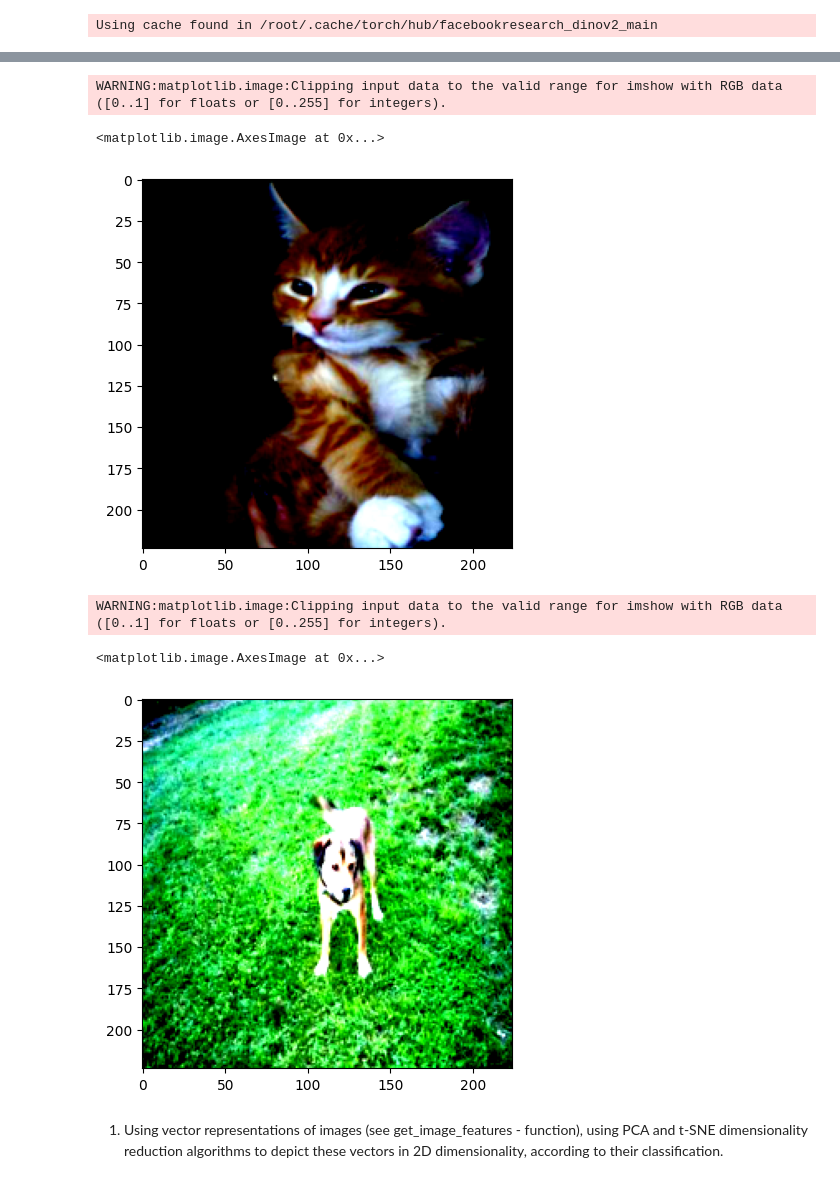
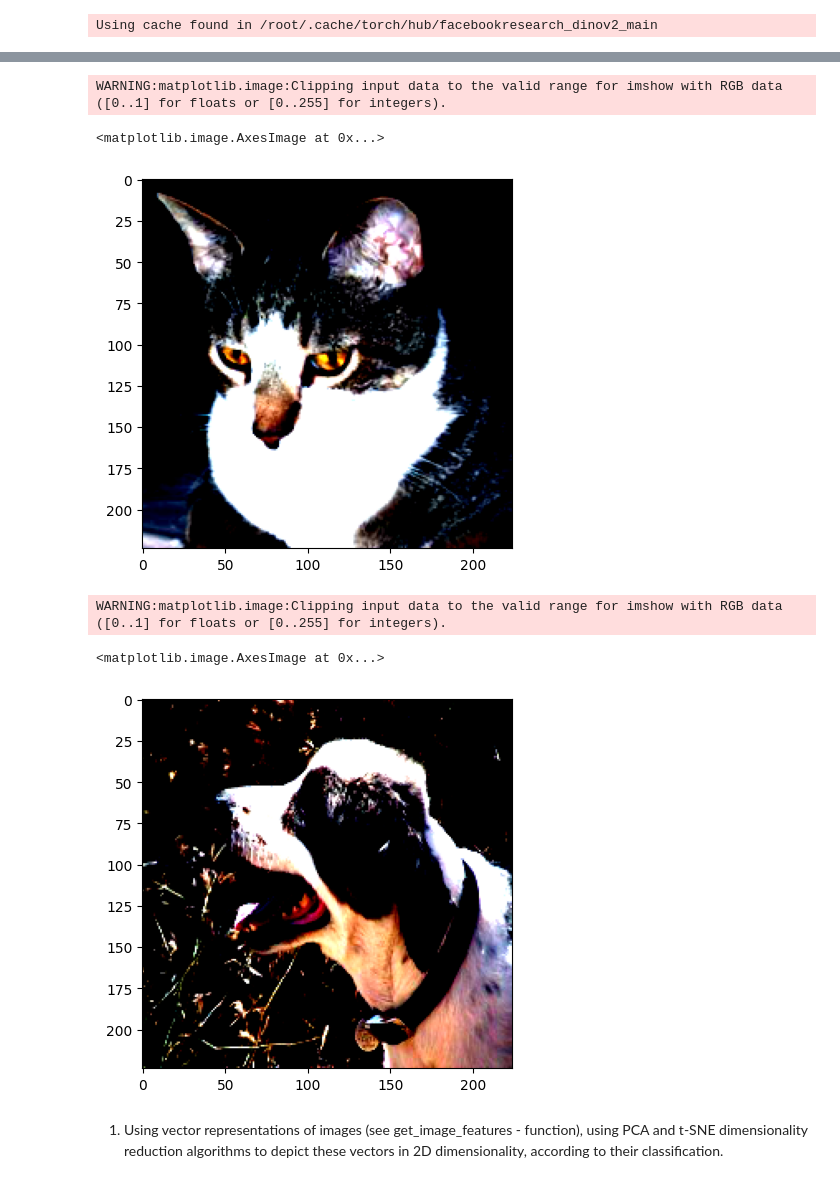
Before and after one commit to mariamzhamakochyan/DINOv2-Image-Analysis-and-Classification, a Jupyter notebook: DINOv2_Analysis.ipynb, the cells around one changed output, grey strips where cells are left out. Saved outputs shown, nothing was run; the diff lists cells and outputs as text; code cells hidden in the pictures.

```diff
--- a/DINOv2_Analysis.ipynb
+++ b/DINOv2_Analysis.ipynb
@@ -77,14 +131,10 @@ cat_img_path = 'sample_data/images/Cat'
 dog_img_path = 'sample_data/images/Dog'
 
 # Number of images per class
-number_of_images_per_class = 100
-
-# Load the DINOv2 model
+number_of_images_per_class = 300
+images, labels, image_names = get_dataset(cat_img_path, dog_img_path, 300)
 model = get_model()
-
-# Get the image features
-images, labels = get_dataset(cat_img_path, dog_img_path, number_of_images_per_class)
-image_features = get_image_features(model, images)
+img_features = get_image_features(model, images)
 # %% [output]
 Using cache found in /root/.cache/torch/hub/facebookresearch_dinov2_main
 # %%
@@ -98,15 +148,15 @@ np.count_nonzero(labels == 1)
 # %%
-plt.imshow(images[11].permute(1, 2, 0))
+plt.imshow(images[113].permute(1, 2, 0))
 # %% [output]
 WARNING:matplotlib.image:Clipping input data to the valid range for imshow with RGB data ([0..1] for floats or [0..255] for integers).
 <matplotlib.image.AxesImage at 0x...>
-[figure, old version]
+[figure, new version]
 # %%
-plt.imshow(images[191].permute(1, 2, 0))
+plt.imshow(images[312].permute(1, 2, 0))
 # %% [output]
 WARNING:matplotlib.image:Clipping input data to the valid range for imshow with RGB data ([0..1] for floats or [0..255] for integers).
 <matplotlib.image.AxesImage at 0x...>
-[figure, old version]
+[figure, new version]
 # %% [markdown]
 1. Using vector representations of images (see get_image_features - function), using PCA and t-SNE dimensionality reduction algorithms to depict these vectors in 2D dimensionality, according to their classification.
 # %%
```
Also changed, not shown: parts of 10 cells of this notebook.
